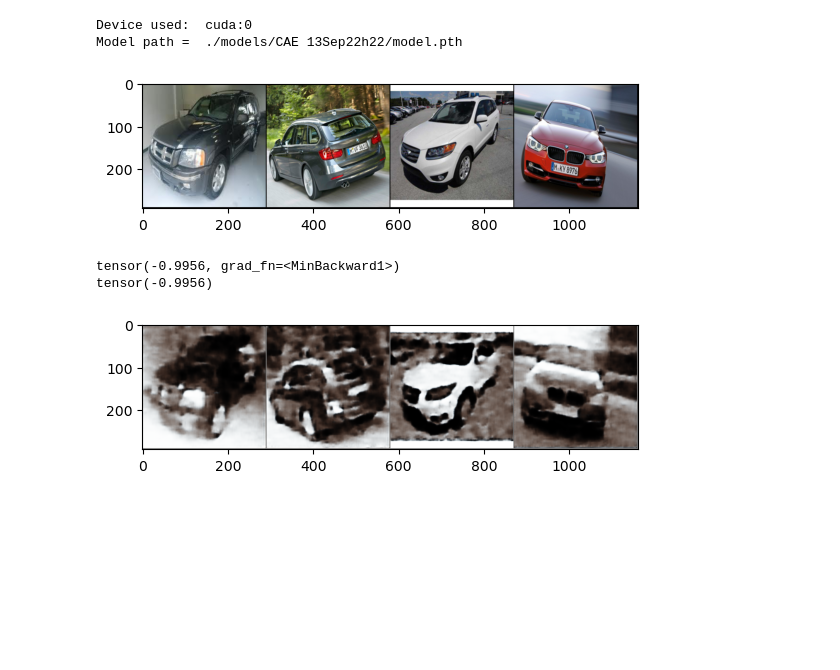
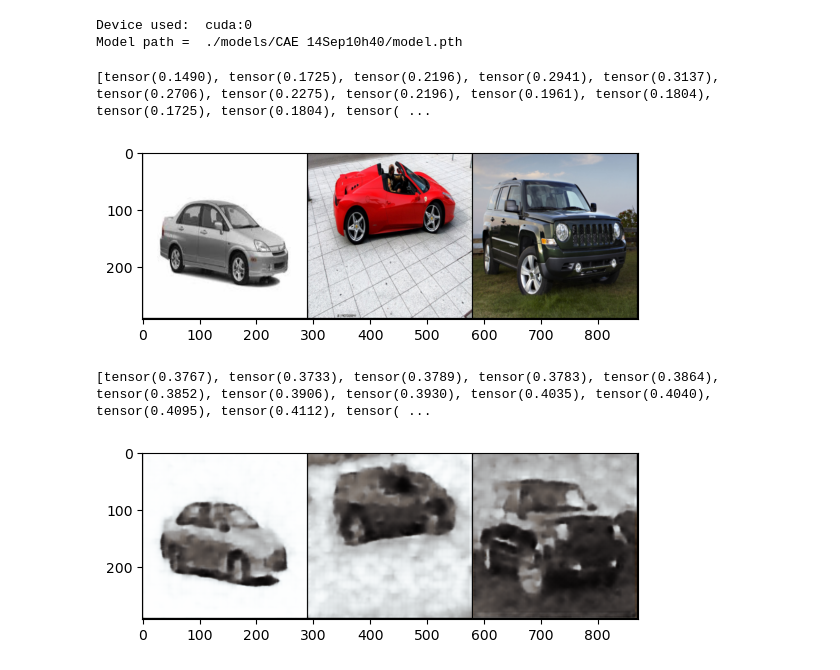
Before and after one commit to lougau92/damaged-cars-assessor, a Jupyter notebook: validate_ae.ipynb, the cells around one changed output. Drawn from its saved outputs; the diff is of its cells as text; code cells hidden in the pictures; blank space fills up the shorter version.

Commit message:
upload a first model

```diff
--- a/validate_ae.ipynb
+++ b/validate_ae.ipynb
@@ -17,7 +17,7 @@ from train_ae import CAE
 device = torch.device("cuda" if torch.cuda.is_available() else "cpu",0)
 print("Device used: ",device)
 
-path = "./config.yml"
+path = "./defaults.yml"
 with open(path, "r") as stream: params = yaml.safe_load(stream)
 
 test_batch = params["test_batch"]
@@ -26,7 +26,7 @@ transforms = params["transforms"].split(',')
 model_path = params["model_paths"][len(params["model_paths"])-1]
 print("Model path = ",model_path)
 
-test_dataset = StanfordCars(root=params["dataset_path"],split ="test",transform=parse_transforms(transforms,img_size))
+test_dataset = StanfordCars(root=params["dataset_path"],split ="validation",transform=parse_transforms(transforms,img_size))
 test_loader = torch.utils.data.DataLoader(  test_dataset, test_batch, shuffle=False, num_workers=4, pin_memory=True)
 
 model = CAE(3,3,img_size,params["latent_dim"])
@@ -40,37 +40,34 @@ def imshowo(img):
     plt.show()
 # %% [output]
 Device used:  cuda:0
-Model path =  ./models/CAE 13Sep22h22/model.pth
+Model path =  ./models/CAE 14Sep10h40/model.pth
 # %%
 images,_ =  iter(test_loader).next()
-images = images[0:4]
+nb = 3
+images = images[0:nb]
 
 images_grid = torchvision.utils.make_grid(images)
 
-# samp = images_grid[2][20][0:100]
-# print(list(samp))
-# print(type(images_grid))
+samp = images_grid[2][50][400:450]
+print(list(samp))
 
 imshowo(images_grid)
 
 outputs = model(images)
-rep = outputs.view(4,3,img_size,img_size)
+rep = outputs.view(nb,3,img_size,img_size)
 
-print(torch.min(rep))
 rep = torchvision.utils.make_grid(rep)
-print(torch.min(rep))
+
+samp = rep[2][50][400:450]
+print(list(samp))
 
 rep -= torch.min(rep)
 rep /= torch.max(rep)
 rep = torch.nan_to_num(rep)
 
-# samp = rep[2][20][0:100]
-# print(list(samp))
-# # print(type(rep))
-
 imshowo(rep)
 # %% [output]
+[tensor(0.1490), tensor(0.1725), tensor(0.2196), tensor(0.2941), tensor(0.3137), tensor(0.2706), tensor(0.2275), tensor(0.2196), tensor(0.1961), tensor(0.1804), tensor(0.1725), tensor(0.1804), tensor( ...
-[figure, old version]
+[figure, new version]
-tensor(-0.9956, grad_fn=<MinBackward1>)
-tensor(-0.9956)
+[tensor(0.3767), tensor(0.3733), tensor(0.3789), tensor(0.3783), tensor(0.3864), tensor(0.3852), tensor(0.3906), tensor(0.3930), tensor(0.4035), tensor(0.4040), tensor(0.4095), tensor(0.4112), tensor( ...
-[figure, old version]
+[figure, new version]
```
Also changed, not shown: 8 other files.
